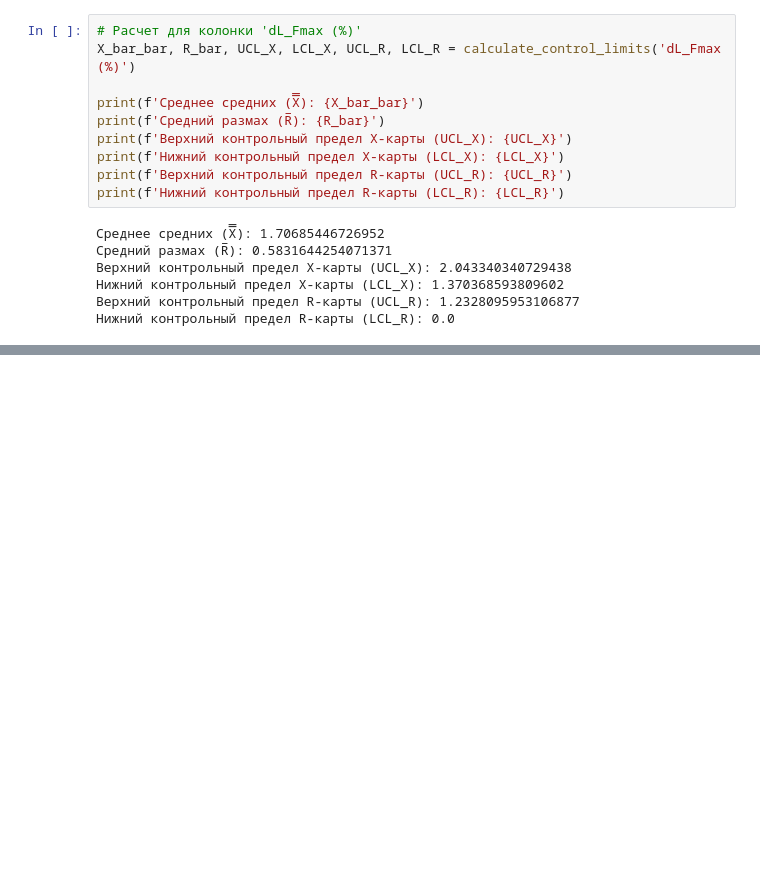
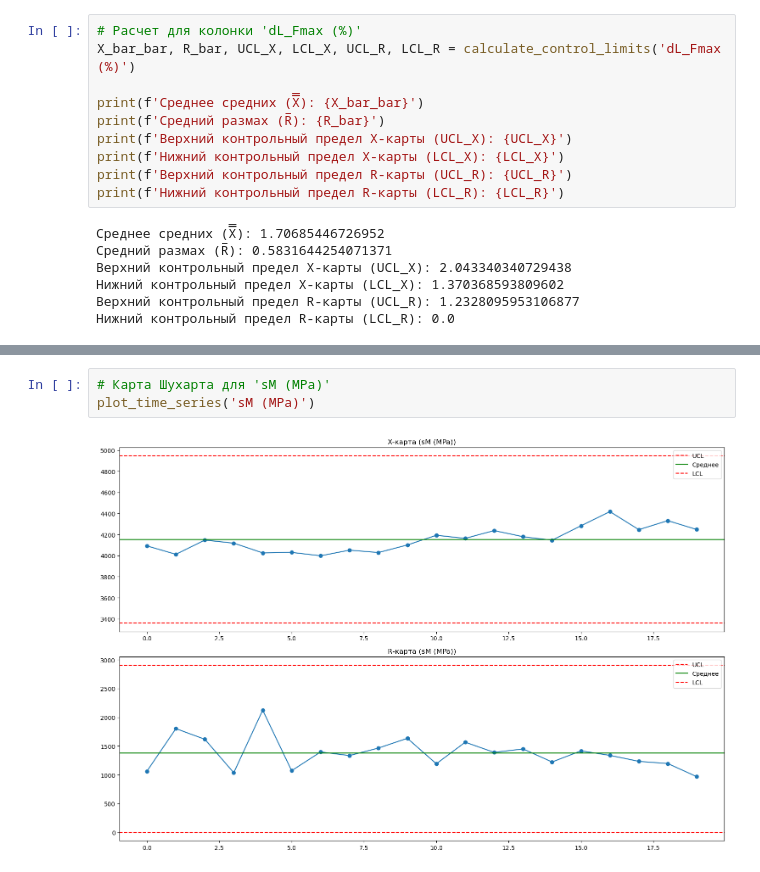
Before and after one commit to AlekseiRiabinin/Math_stats, a Jupyter notebook: hw1Agile.ipynb, the cells around one changed output, grey strips where cells are left out. Cells and saved outputs as stored; diff of their text form; blank space fills up the shorter version.

```diff
--- a/hw1Agile.ipynb
+++ b/hw1Agile.ipynb
@@ -249,0 +298,5 @@ print(f'Нижний контрольный предел R-карты (LCL_R): {
+# %%
+# Карта Шухарта для 'sM (MPa)'
+plot_time_series('sM (MPa)')
+# %% [output]
+[figure, added]
```
Also changed, not shown: parts of 6 cells of this notebook.
